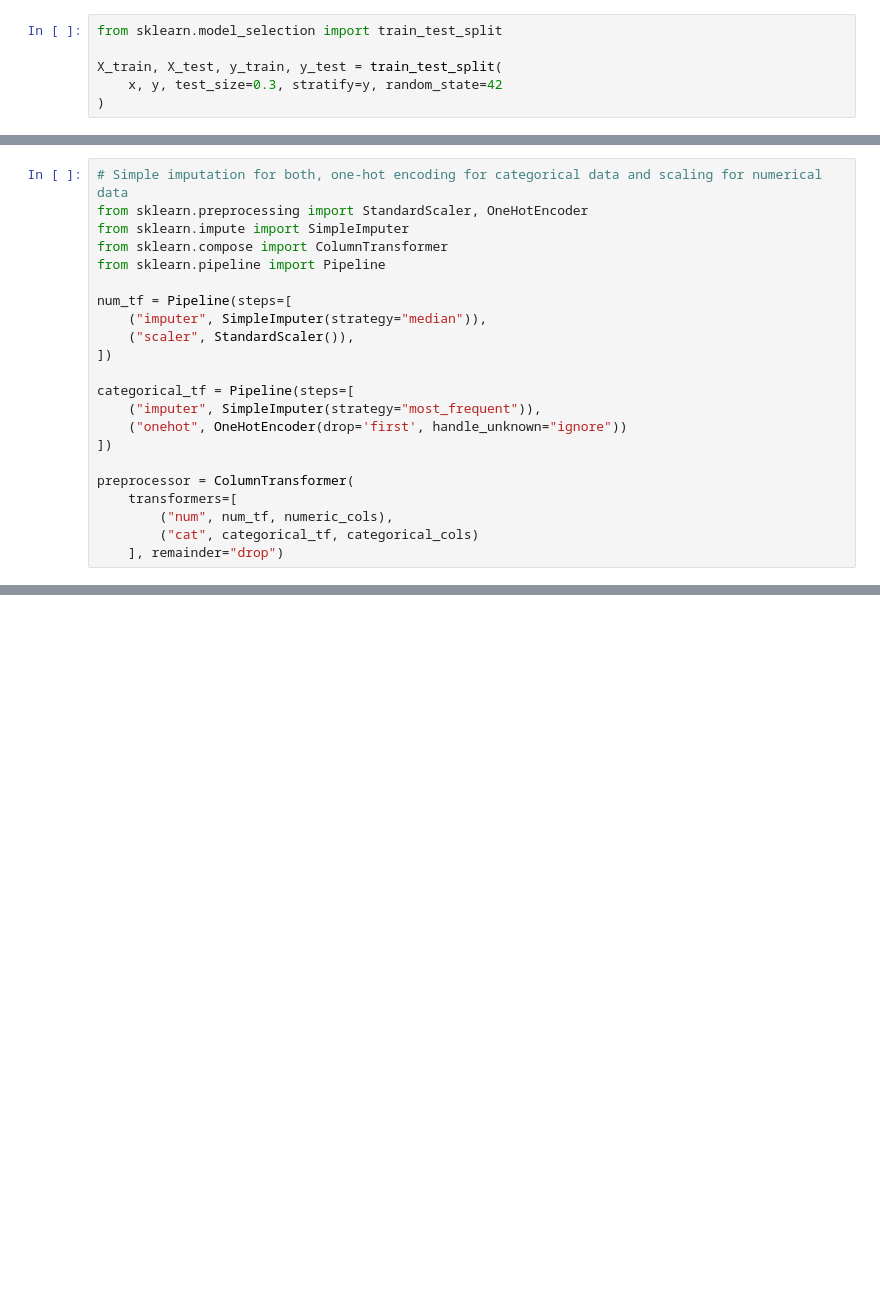
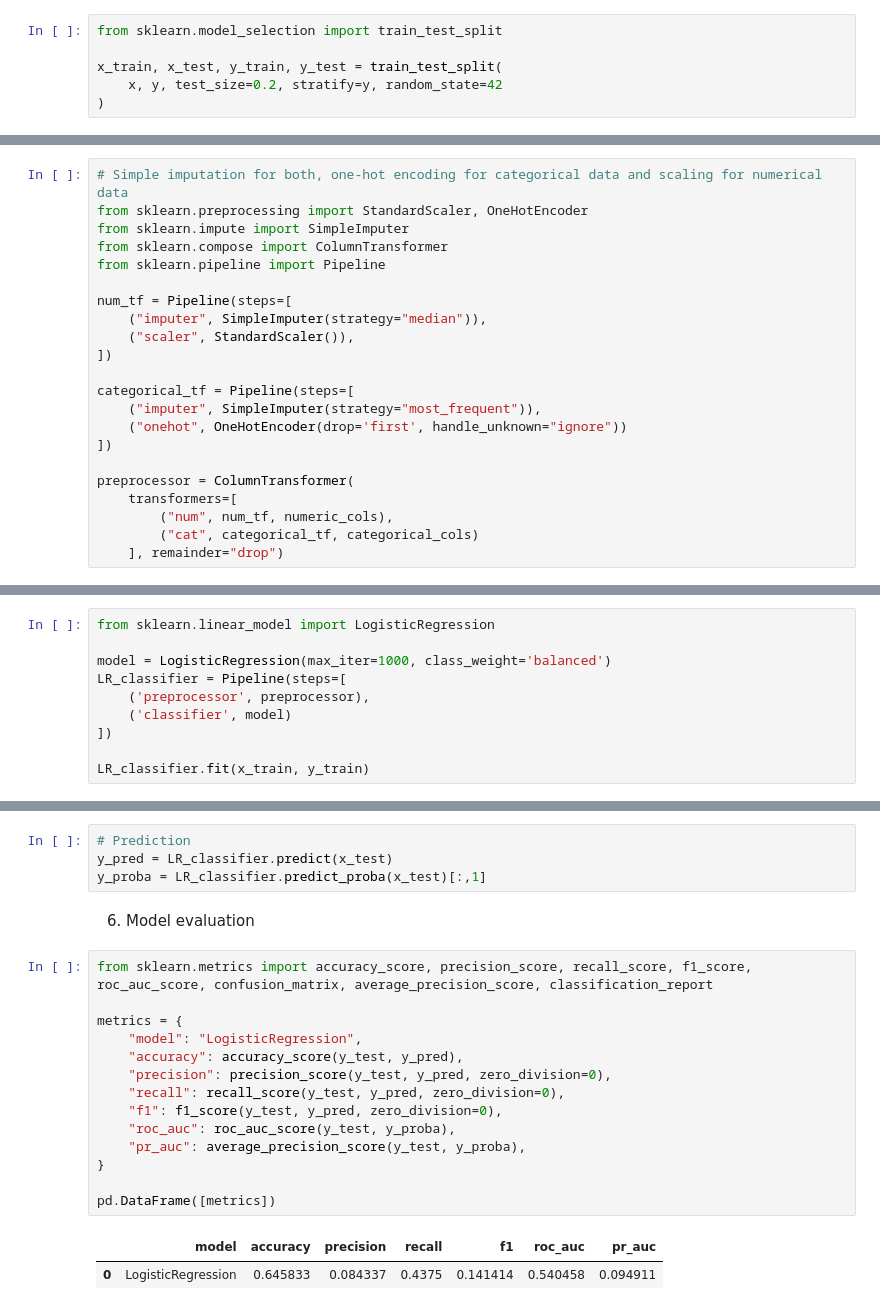
Before and after one commit to Aliff00/um-wie3007-data-mining-group14, a Jupyter notebook: notebooks/logistic_regression.ipynb, the cells around one changed output, grey strips where cells are left out. Cells and saved outputs as stored; diff of their text form; blank space fills up the shorter version.

Commit message:
Data modelling and evaluation -  Logistic Regression

```diff
--- a/notebooks/logistic_regression.ipynb
+++ b/notebooks/logistic_regression.ipynb
@@ -59,8 +70,8 @@ Numeric features: ['amount', 'device_trust_score', 'num_txn_24h_customer', 'prev
 # %%
 from sklearn.model_selection import train_test_split
 
-X_train, X_test, y_train, y_test = train_test_split(
-    x, y, test_size=0.3, stratify=y, random_state=42
+x_train, x_test, y_train, y_test = train_test_split(
+    x, y, test_size=0.2, stratify=y, random_state=42
 )
 # %% [markdown]
 4. Preprocess data
@@ -88,0 +102,10 @@ preprocessor = ColumnTransformer(
+# %%
+from sklearn.linear_model import LogisticRegression
+
+model = LogisticRegression(max_iter=1000, class_weight='balanced')
+LR_classifier = Pipeline(steps=[
+    ('preprocessor', preprocessor),
+    ('classifier', model)
+])
+
+LR_classifier.fit(x_train, y_train)
@@ -88,0 +130,23 @@ preprocessor = ColumnTransformer(
+# %%
+# Prediction
+y_pred = LR_classifier.predict(x_test)
+y_proba = LR_classifier.predict_proba(x_test)[:,1]
+# %% [markdown]
+6. Model evaluation
+# %%
+from sklearn.metrics import accuracy_score, precision_score, recall_score, f1_score, roc_auc_score, confusion_matrix, average_precision_score, classification_report
+
+metrics = {
+    "model": "LogisticRegression",
+    "accuracy": accuracy_score(y_test, y_pred),
+    "precision": precision_score(y_test, y_pred, zero_division=0),
+    "recall": recall_score(y_test, y_pred, zero_division=0),
+    "f1": f1_score(y_test, y_pred, zero_division=0),
+    "roc_auc": roc_auc_score(y_test, y_proba),
+    "pr_auc": average_precision_score(y_test, y_proba),
+}
+
+pd.DataFrame([metrics])
+# %% [output]
+|  | model | accuracy | precision | recall | f1 | roc_auc | pr_auc |
+| 0 | LogisticRegression | 0.645833 | 0.084337 | 0.4375 | 0.141414 | 0.540458 | 0.094911 |
```
Also changed, not shown: parts of 6 cells of this notebook.
